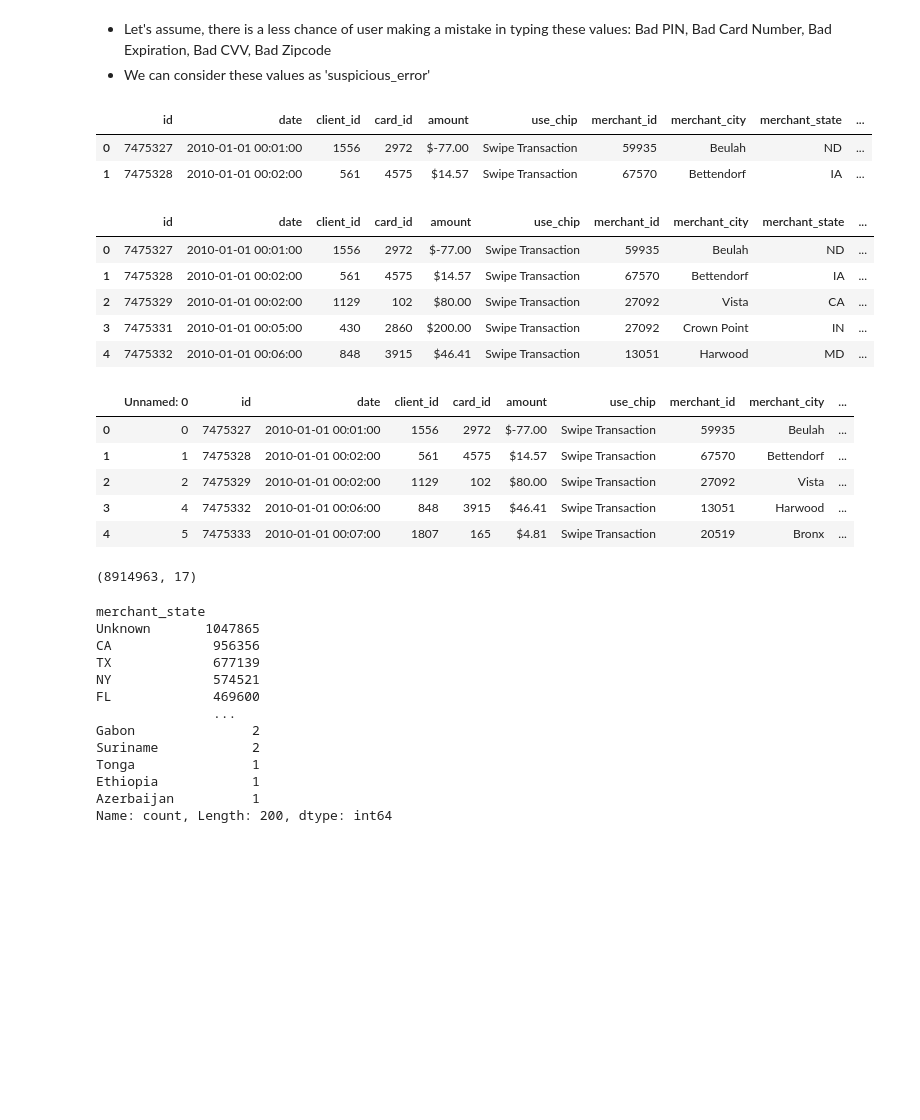
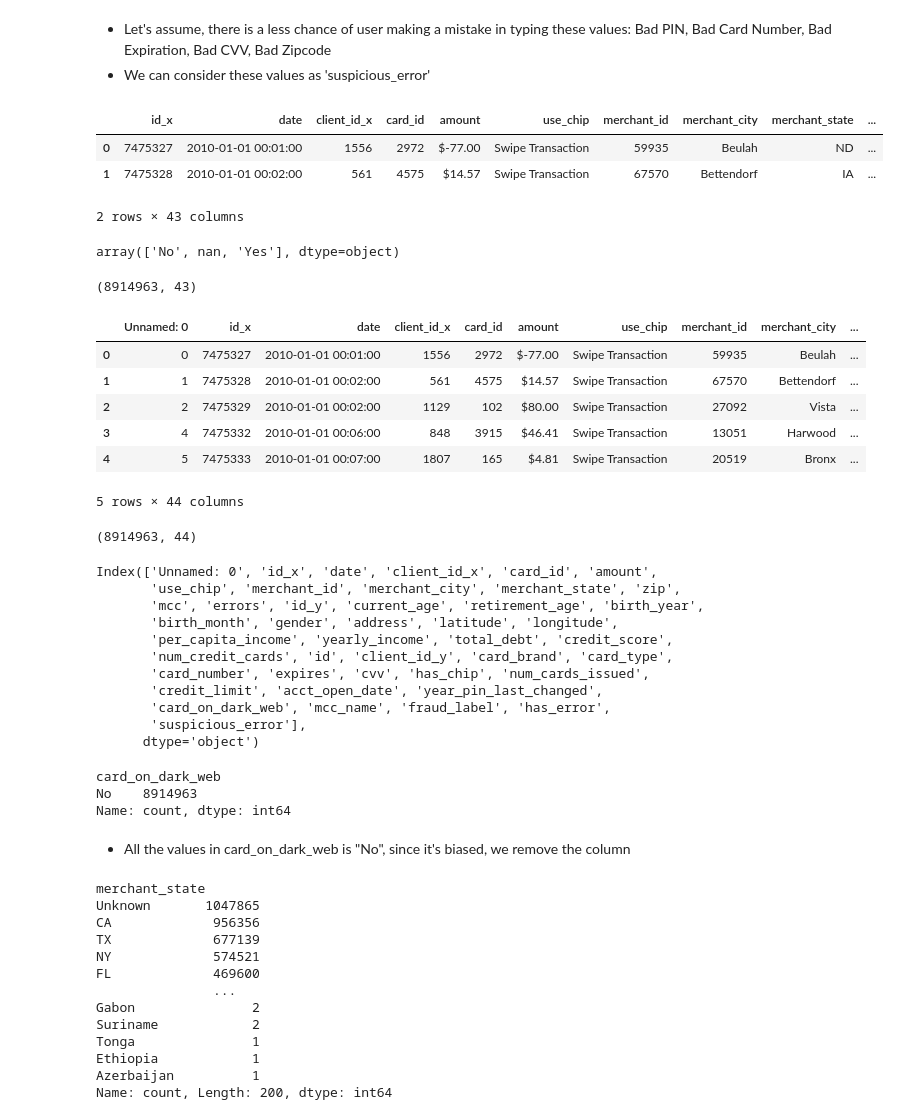
Before and after one commit to esr26/Kaggle-Projects, a Jupyter notebook: Financial Transaction Fraud/ft.ipynb, the cells around one changed output. Drawn from its saved outputs; the diff is of its cells as text; code cells hidden in the pictures; blank space fills up the shorter version.

```diff
--- a/Financial Transaction Fraud/ft.ipynb
+++ b/Financial Transaction Fraud/ft.ipynb
@@ -90,0 +113,6 @@ dtype: int64
+# %%
+final_df['mcc'] = final_df['mcc'].astype(str)
+final_df['mcc_name'] = final_df['mcc'].map(mcc_data)
+
+final_df['id_x'] = final_df['id_x'].astype(str)
+final_df['fraud_label'] = final_df['id_x'].map(label_data)
@@ -136,30 +171,17 @@ Null percentage in errors column: 98.41%
 # %%
 # Let's create Binary column whether it has error message or not --- "has_error"
 
-trans_df['has_error'] = trans_df['errors'].notnull().astype(int)
+final_df['has_error'] = final_df['errors'].notnull().astype(int)
 # %% [markdown]
 - Let's assume,  there is a less chance of user making a mistake in typing these values: Bad PIN, Bad Card Number, Bad Expiration, Bad CVV, Bad Zipcode
 - We can consider these values as 'suspicious_error'
 # %%
 suspicious = ['Bad PIN', 'Bad Card Number', 'Bad CVV', 'Bad Expiration', 'Bad Zipcode']
-trans_df['suspicious_error'] = trans_df['errors'].apply(lambda x: 1 if isinstance(x, str) and any(err in x for err in suspicious) else 0)
+final_df['suspicious_error'] = final_df['errors'].apply(lambda x: 1 if isinstance(x, str) and any(err in x for err in suspicious) else 0)
 # %%
-trans_df.head(2)
+final_df.head(2)
 # %% [output]
-|  | id | date | client_id | card_id | amount | use_chip | merchant_id | merchant_city | merchant_state | ... |
+|  | id_x | date | client_id_x | card_id | amount | use_chip | merchant_id | merchant_city | merchant_state | ... |
 | 0 | 7475327 | 2010-01-01 00:01:00 | 1556 | 2972 | $-77.00 | Swipe Transaction | 59935 | Beulah | ND | ... |
 | 1 | 7475328 | 2010-01-01 00:02:00 | 561 | 4575 | $14.57 | Swipe Transaction | 67570 | Bettendorf | IA | ... |
+2 rows × 43 columns
-# %%
-trans_df['mcc'] = trans_df['mcc'].astype(str)
-trans_df['mcc_name'] = trans_df['mcc'].map(mcc_data)
-
-trans_df['id'] = trans_df['id'].astype(str)
-trans_df['fraud_label'] = trans_df['id'].map(label_data)
-trans_df.head()
-# %% [output]
-|  | id | date | client_id | card_id | amount | use_chip | merchant_id | merchant_city | merchant_state | ... |
-| 0 | 7475327 | 2010-01-01 00:01:00 | 1556 | 2972 | $-77.00 | Swipe Transaction | 59935 | Beulah | ND | ... |
-| 1 | 7475328 | 2010-01-01 00:02:00 | 561 | 4575 | $14.57 | Swipe Transaction | 67570 | Bettendorf | IA | ... |
-| 2 | 7475329 | 2010-01-01 00:02:00 | 1129 | 102 | $80.00 | Swipe Transaction | 27092 | Vista | CA | ... |
-| 3 | 7475331 | 2010-01-01 00:05:00 | 430 | 2860 | $200.00 | Swipe Transaction | 27092 | Crown Point | IN | ... |
-| 4 | 7475332 | 2010-01-01 00:06:00 | 848 | 3915 | $46.41 | Swipe Transaction | 13051 | Harwood | MD | ... |
@@ -167,0 +188,4 @@ trans_df = trans_df[trans_df['fraud_label'].notnull()]
+# %%
+final_df["fraud_label"].unique()
+# %% [output]
+array(['No', nan, 'Yes'], dtype=object)
@@ -168 +195,5 @@ trans_df = trans_df[trans_df['fraud_label'].notnull()]
+# %%
+cleaned_df.shape
+# %% [output]
+(8914963, 43)
 # %%
@@ -172,14 +203,37 @@ trans_df = pd.read_csv('preprocessed_transaction_data.csv')
 # %%
-trans_df.head()
+cleaned_df.head()
 # %% [output]
-|  | Unnamed: 0 | id | date | client_id | card_id | amount | use_chip | merchant_id | merchant_city | ... |
+|  | Unnamed: 0 | id_x | date | client_id_x | card_id | amount | use_chip | merchant_id | merchant_city | ... |
 | 0 | 0 | 7475327 | 2010-01-01 00:01:00 | 1556 | 2972 | $-77.00 | Swipe Transaction | 59935 | Beulah | ... |
 | 1 | 1 | 7475328 | 2010-01-01 00:02:00 | 561 | 4575 | $14.57 | Swipe Transaction | 67570 | Bettendorf | ... |
 | 2 | 2 | 7475329 | 2010-01-01 00:02:00 | 1129 | 102 | $80.00 | Swipe Transaction | 27092 | Vista | ... |
 | 3 | 4 | 7475332 | 2010-01-01 00:06:00 | 848 | 3915 | $46.41 | Swipe Transaction | 13051 | Harwood | ... |
 | 4 | 5 | 7475333 | 2010-01-01 00:07:00 | 1807 | 165 | $4.81 | Swipe Transaction | 20519 | Bronx | ... |
+5 rows × 44 columns
 # %%
-trans_df.shape
+cleaned_df.shape
 # %% [output]
-(8914963, 17)
+(8914963, 44)
+# %%
+cleaned_df.columns
+# %% [output]
+Index(['Unnamed: 0', 'id_x', 'date', 'client_id_x', 'card_id', 'amount',
+       'use_chip', 'merchant_id', 'merchant_city', 'merchant_state', 'zip',
+       'mcc', 'errors', 'id_y', 'current_age', 'retirement_age', 'birth_year',
+       'birth_month', 'gender', 'address', 'latitude', 'longitude',
+       'per_capita_income', 'yearly_income', 'total_debt', 'credit_score',
+       'num_credit_cards', 'id', 'client_id_y', 'card_brand', 'card_type',
+       'card_number', 'expires', 'cvv', 'has_chip', 'num_cards_issued',
+       'credit_limit', 'acct_open_date', 'year_pin_last_changed',
+       'card_on_dark_web', 'mcc_name', 'fraud_label', 'has_error',
+       'suspicious_error'],
+      dtype='object')
+# %%
+cleaned_df['card_on_dark_web'].value_counts()
+# %% [output]
+card_on_dark_web
+No    8914963
+Name: count, dtype: int64
+# %% [markdown]
+- All the values in card_on_dark_web is "No", since it's biased, we remove the column
 # %%
```
Also changed, not shown: parts of 59 cells of this notebook.
